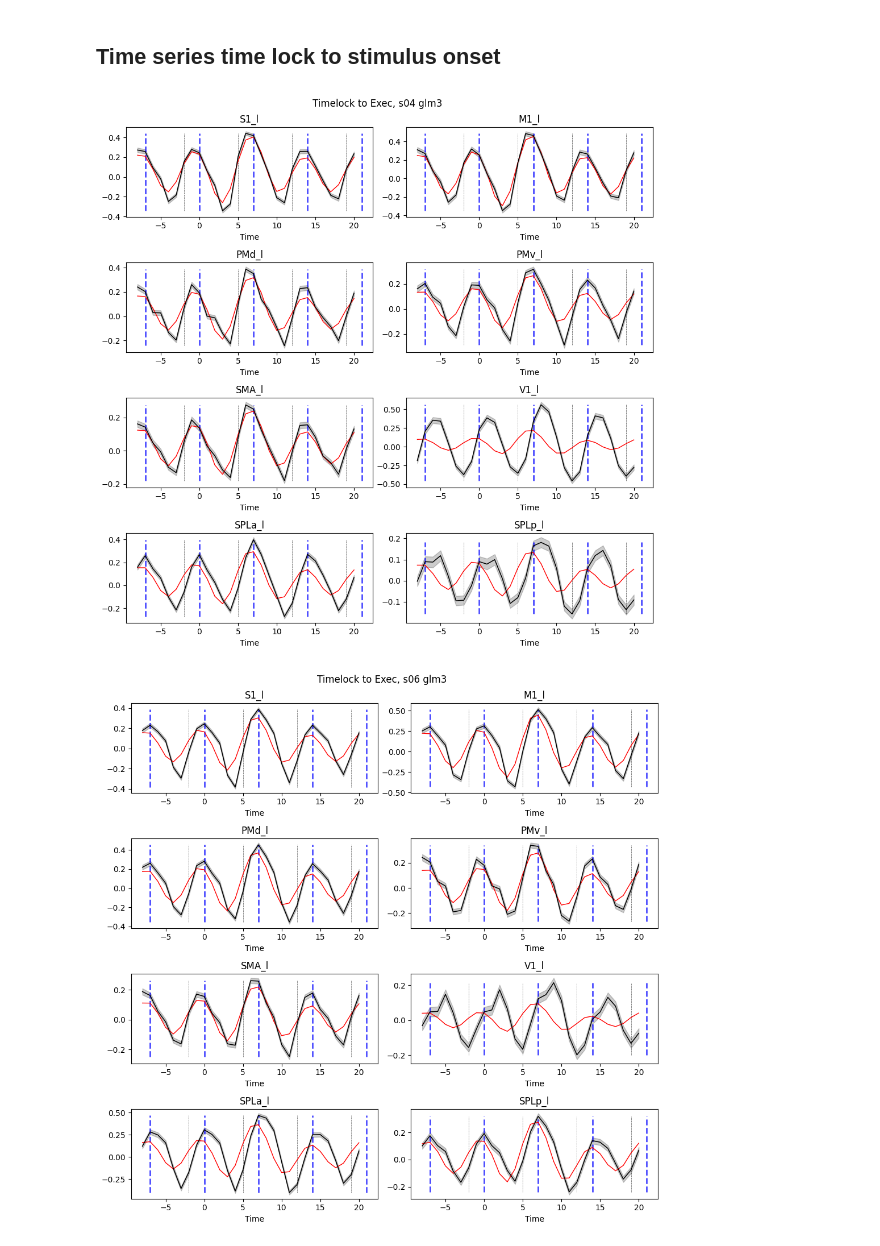
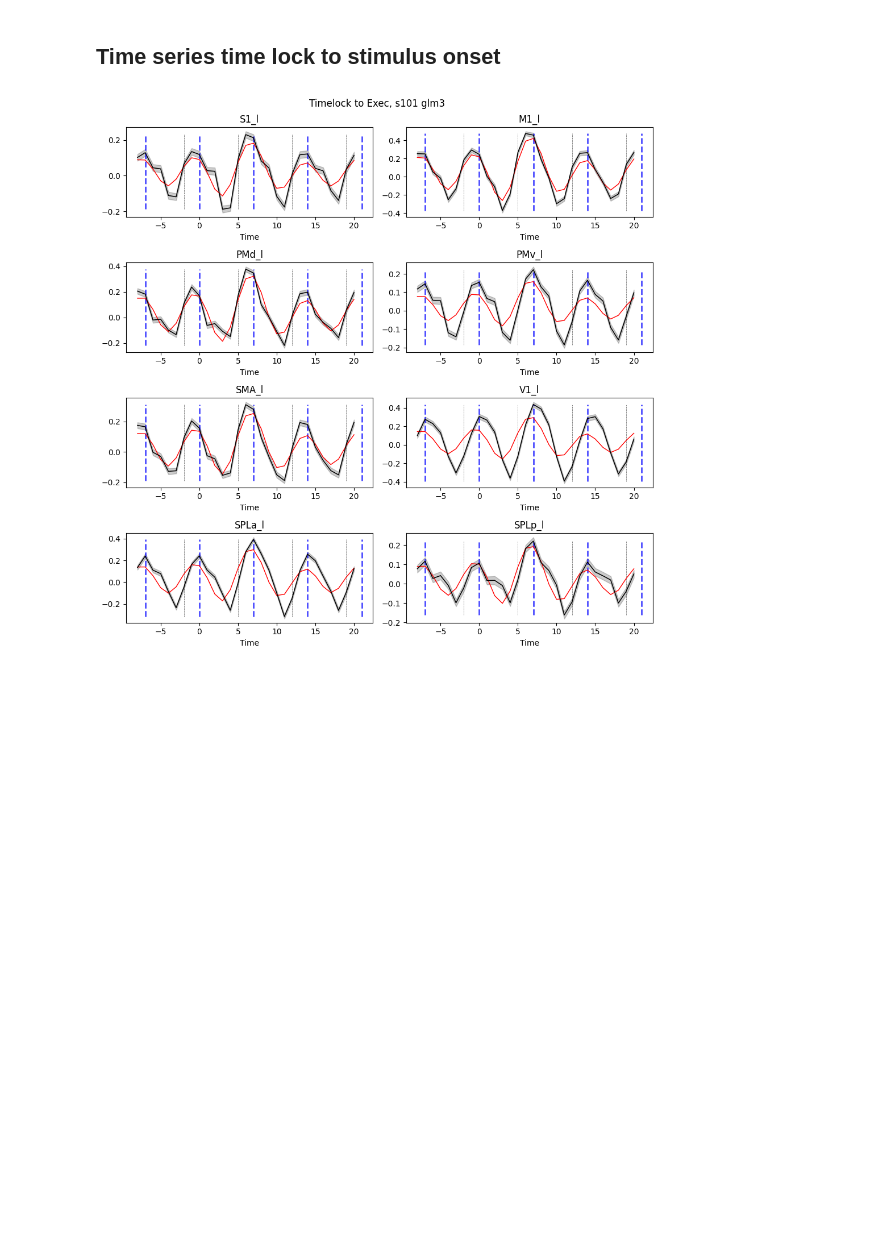
Before and after one commit to alighavam/bimanual_wrist, a Jupyter notebook: bmw_timeseries.ipynb, the cells around one changed output. Drawn from its saved outputs; the diff is of its cells as text; code cells hidden in the pictures; blank space fills up the shorter version.

```diff
--- a/bmw_timeseries.ipynb
+++ b/bmw_timeseries.ipynb
@@ -15,6 +15,7 @@ from rsatoolbox.io import spm as spm_io
 import matplotlib.pyplot as plt
 import os
 import sys
+import getpass
 import numpy as np
 import pandas as pd
 import surfAnalysisPy as surf
@@ -33,7 +34,7 @@ import matplotlib.patches as patches
 
 # SET PATHS:
 # baseDir = '/Users/alighavam/Desktop/Projects/bimanual_wrist/data/fMRI'
-baseDir = '/Users/alighavampour/Desktop/Projects/bimanual_wrist/data/fMRI'
+baseDir = os.path.join('/Users', getpass.getuser(), 'Desktop', 'Projects', 'bimanual_wrist', 'data', 'fMRI')
 bidsDir = 'BIDS'
 anatomicalDir = 'anatomicals'
 freesurferDir = 'surfaceFreesurfer'
@@ -48,7 +49,7 @@ glm = 3
 region = 1
 pre_idx = 8
 post_idx = 21
-participants = [4,6,7,8]
+participants = [101,102,103]
 
 def extract_snippets(y, pre, post, onsets):
         snippets_y = []
@@ -83,11 +84,10 @@ for sn in participants:
 
     roi_names = ['', 'S1', 'M1', 'PMd', 'PMv', 'SMA', 'V1', 'SPLa', 'SPLp']
 
-    D = pd.read_table(os.path.join(baseDir, behavDir, f's{sn:02d}', f'BimanualWrist_MR_{sn}.dat'))
-    T = sio.loadmat(os.path.join(baseDir, regDir, f's{sn:02d}', f'time_series_glm{glm}.mat'), simplify_cells=True)
+    D = pd.read_table(os.path.join(baseDir, behavDir, f's{sn}', f's{sn}_scan.dat'))
+    T = sio.loadmat(os.path.join(baseDir, regDir, f's{sn}', f'time_series_glm{glm}.mat'), simplify_cells=True)
 
-    # SPM = mat73.loadmat(os.path.join(baseDir, f'glm{glm}', f's{sn:02d}', 'SPM.mat'))
-    f = h5py.File(os.path.join(baseDir, f'glm{glm}', f's{sn:02d}', 'SPM.mat'), 'r')
+    f = h5py.File(os.path.join(baseDir, f'glm{glm}', f's{sn}', 'SPM.mat'), 'r')
     SPM = f['SPM']
 
     X = SPM['xX']['X'][()].T
@@ -112,7 +112,7 @@ for sn in participants:
         plt.xlim((t[0]-2, t[-1]+2))
         plt.title(f'run {run} - glm{glm}, region: {roi_names[region]}')
         plt.tight_layout()
-        plt.savefig(f'./figures/bmw_time_s{sn:02d}_glm{glm}_run{run:02d}_{roi_names[region]}.pdf', bbox_inches="tight")
+        plt.savefig(f'./figures/time_series/s{sn}_glm{glm}_run{run:02d}_{roi_names[region]}.pdf', bbox_inches="tight")
         plt.close()
         y_run_avg += y_adj[row, region]/len(runs)
         y_hat_avg += y_hat[row, region]/len(runs)
@@ -123,7 +123,7 @@ for sn in participants:
     ||||||||||||||||||||||||||||||||||||||||||||||||||||||||||||||||||||||||
     '''
     # load the events:
-    events = pd.read_table(os.path.join(baseDir, behavDir, f's{sn:02d}', f'glm{glm}_events.tsv'))
+    events = pd.read_table(os.path.join(baseDir, behavDir, f's{sn}', f'glm{glm}_events.tsv'))
 
     # find the onsets of the events:
     # T = events.copy()
@@ -162,45 +162,47 @@ for sn in participants:
 
             T = pd.concat([T, tmp], axis=0).reset_index(drop=True)
 
-    T.to_csv(os.path.join(baseDir, regDir, f's{sn:02d}', f'bmw_time_series_cut_glm{glm}.csv'), index=False)
+    T.to_csv(os.path.join(baseDir, regDir, f's{sn}', f'bmw_time_series_cut_glm{glm}.csv'), index=False)
 # %% [markdown]
 ## Time series time lock to stimulus onset
 # %%
 glm = 3
 pre_idx = 8
 post_idx = 21
-participants = [4,6,7,8]
+participants = [101,102,103]
 
-for sn in participants:
-    T = pd.read_csv(os.path.join(baseDir, regDir, f's{sn:02d}', f'bmw_time_series_cut_glm{glm}.csv'))
+for cnt, sn in enumerate(participants):
+    T = pd.read_csv(os.path.join(baseDir, regDir, f's{sn}', f'bmw_time_series_cut_glm{glm}.csv'))
     pinfo = pd.read_table(os.path.join(baseDir, 'participants.tsv'))
     TR = pinfo['TR'].values[0]/1000
 
     t = np.arange(-pre_idx, post_idx, TR)
     roi_names = ['_l', 'S1_l', 'M1_l', 'PMd_l', 'PMv_l', 'SMA_l', 'V1_l', 'SPLa_l', 'SPLp_l', '_r', 'S1_r', 'M1_r', 'PMd_r', 'PMv_r', 'SMA_r', 'V1_r', 'SPLa_r', 'SPLp_r']
 
     n_row = 4
     n_col = 2
     fig, axes = plt.subplots(n_row, n_col, figsize=(10, 10))
     for j, r in enumerate(range(1,9)): # loop over regions
         y_adj = T.loc[T['region']==r, [f'y_adj{i}' for i in range(len(t))]].mean().to_list()
         y_adj_sem = T.loc[T['region']==r, [f'y_adj{i}' for i in range(len(t))]].sem().to_list()
 
         y_hat = T.loc[T['region']==r, [f'y_hat{i}' for i in range(len(t))]].mean().to_list()
 
         ax = axes[j//n_col, j%n_col]
         ax.vlines([-7,0,7,14,21], ymin=min(min(y_adj),min(y_hat)), ymax=max(max(y_adj),max(y_hat)), color='b', ls='--', lw=2, alpha=0.7)
         ax.vlines([-2,5,12,19], ymin=min(min(y_adj),min(y_hat)), ymax=max(max(y_adj),max(y_hat)), color='k', ls='--', lw=0.4, alpha=0.85)
         ax.plot(t, y_hat, color='r', lw=1)
         ax.plot(t, y_adj, color='k', lw=1.1)
         ax.fill_between(t, np.array(y_adj)-np.array(y_adj_sem), np.array(y_adj)+np.array(y_adj_sem), color='k', alpha=0.2)
         ax.set_title(f'{roi_names[r]}')
         ax.set_xlabel('Time')
 
-    fig.suptitle(f'Timelock to Exec, s{sn:02d} glm{glm}')
+    fig.suptitle(f'Timelock to Exec, s{sn} glm{glm}')
     plt.tight_layout()
-    plt.savefig(f'./figures/bmw_timelock_s{sn:02d}_glm{glm}.pdf', bbox_inches="tight")
-    plt.show()
+    plt.savefig(f'./figures/bmw_timelock_s{sn}_glm{glm}.pdf', bbox_inches="tight")
+    if cnt == 0:
+        plt.show()
+    else:
+        plt.close()
 # %% [output]
-[figure, old version]
+[figure, new version]
-[figure, removed]
```
Also changed, not shown: parts of 1 cell of this notebook, 4 other files.
